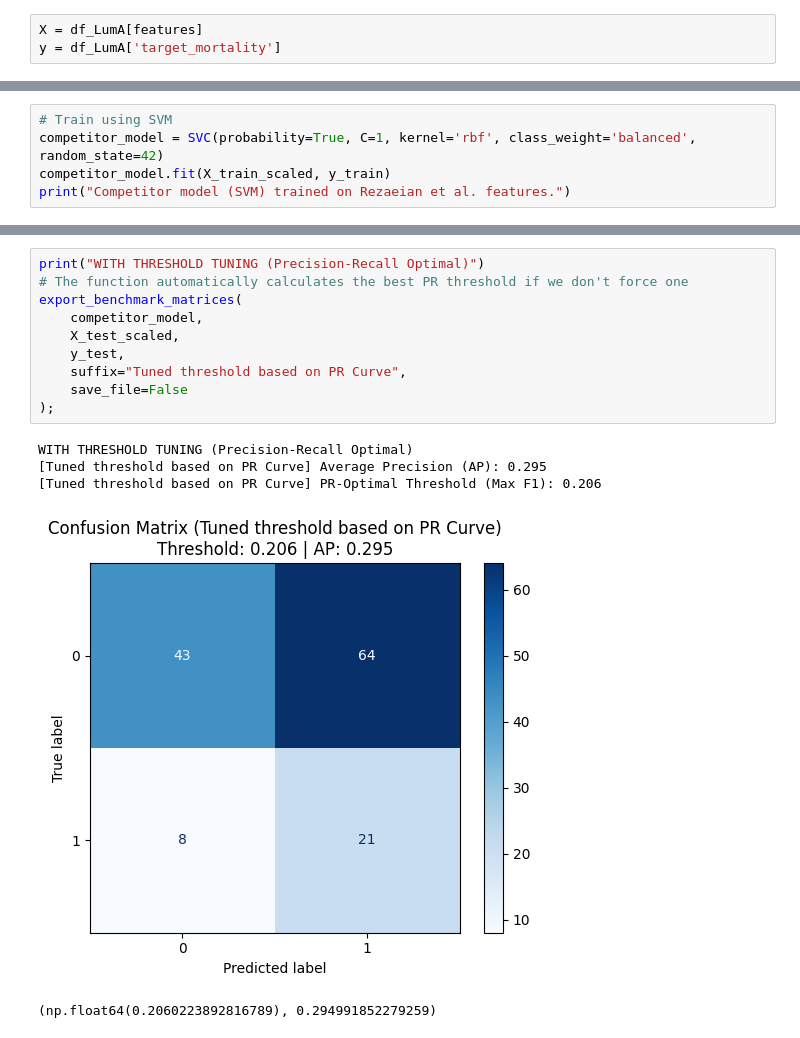
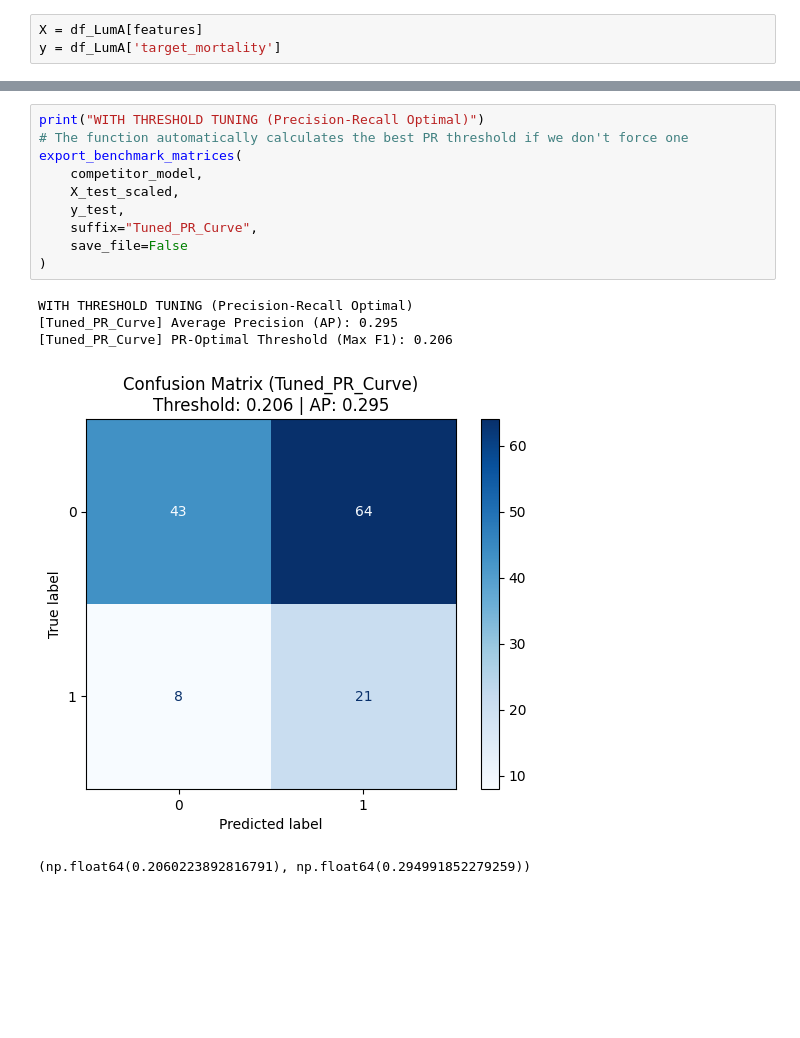
Before and after one commit to AlexandrosMiteloudis/DAMA_Hackathon, a Jupyter notebook: notebooks/benchmark.ipynb, the cells around one changed output, grey strips where cells are left out. Saved outputs shown, nothing was run; the diff lists cells and outputs as text; blank space fills up the shorter version.

```diff
--- a/notebooks/benchmark.ipynb
+++ b/notebooks/benchmark.ipynb
@@ -56,5 +28,0 @@ print(X_train_scaled.shape, y_train.shape)
-# %%
-# Train using SVM
-competitor_model = SVC(probability=True, C=1, kernel='rbf', class_weight='balanced', random_state=42)
-competitor_model.fit(X_train_scaled, y_train)
-print("Competitor model (SVM) trained on Rezaeian et al. features.")
@@ -79,16 +77,16 @@ WITHOUT THRESHOLD TUNING (Default 0.5)
 # %%
 print("WITH THRESHOLD TUNING (Precision-Recall Optimal)")
 # The function automatically calculates the best PR threshold if we don't force one
 export_benchmark_matrices(
     competitor_model,
     X_test_scaled,
     y_test,
-    suffix="Tuned threshold based on PR Curve",
+    suffix="Tuned_PR_Curve",
     save_file=False
-);
+)
 # %% [output]
 WITH THRESHOLD TUNING (Precision-Recall Optimal)
-[Tuned threshold based on PR Curve] Average Precision (AP): 0.295
-[Tuned threshold based on PR Curve] PR-Optimal Threshold (Max F1): 0.206
+[Tuned_PR_Curve] Average Precision (AP): 0.295
+[Tuned_PR_Curve] PR-Optimal Threshold (Max F1): 0.206
-[figure, old version]
+[figure, new version]
-(np.float64(0.2060223892816789), 0.294991852279259)
+(np.float64(0.2060223892816791), np.float64(0.294991852279259))
```
Also changed, not shown: parts of 11 cells of this notebook, 1 other file.
